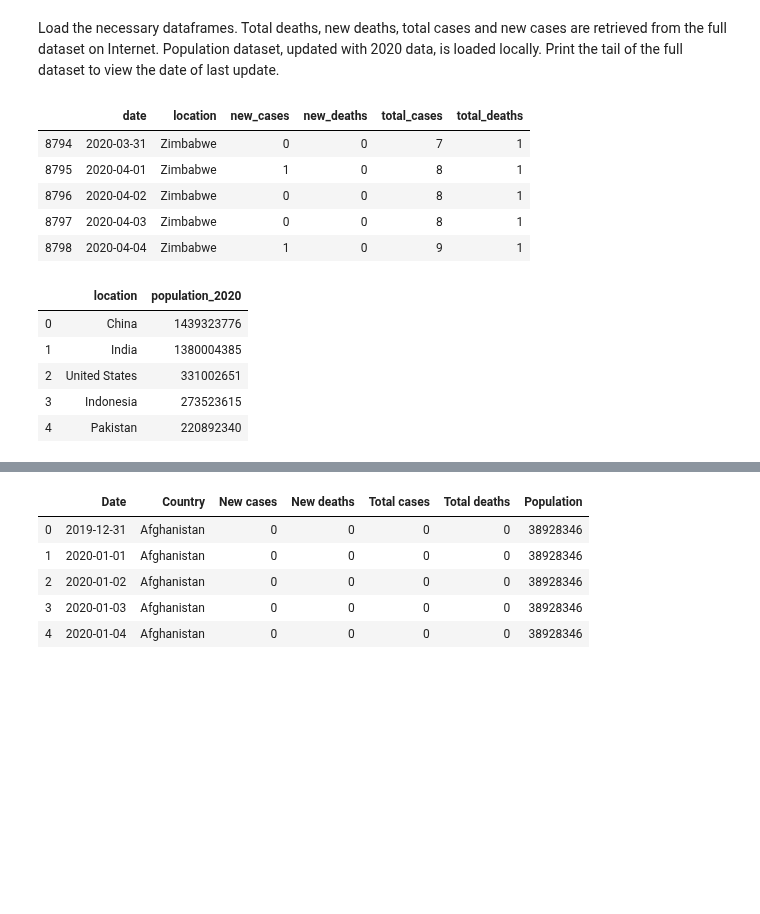
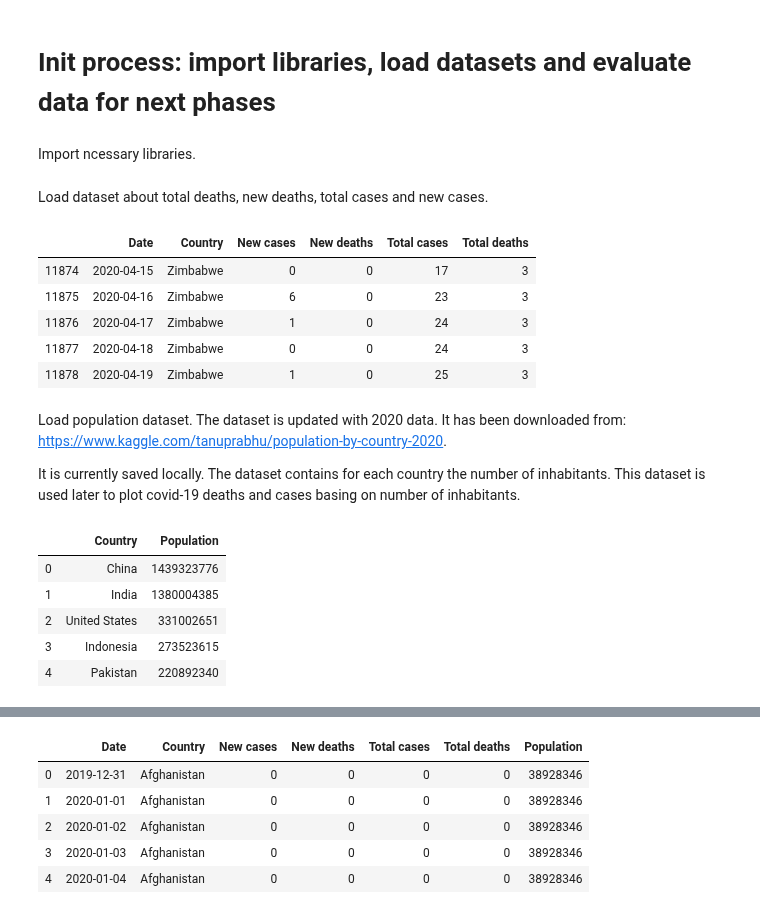
Before and after one commit to Mattia81/DataScienceForBusiness, a Jupyter notebook: World_analysis/world_analysis.ipynb, the cells around one changed output, grey strips where cells are left out. Drawn from its saved outputs; the diff is of its cells as text; code cells hidden in the pictures; blank space fills up the shorter version.

```diff
--- a/World_analysis/world_analysis.ipynb
+++ b/World_analysis/world_analysis.ipynb
@@ -1 +1,5 @@
+# %% [markdown]
+# Init process: import libraries, load datasets and evaluate data for next phases
+# %% [markdown]
+Import ncessary libraries.
 # %%
@@ -6,32 +9,41 @@ import matplotlib.pyplot as plt
 import numpy as np
 %matplotlib inline
 %run utility.ipynb
-# %% [markdown]
-Load the necessary dataframes.
-Total deaths, new deaths, total cases and new cases are retrieved from the full dataset on Internet. Population dataset, updated with 2020 data, is loaded locally.
-Print the tail of the full dataset to view the date of last update.
+# %% [markdown]
+Load dataset about total deaths, new deaths, total cases and new cases.
 # %%
 #load full dataset of coronavirus from internet
 df_all_data_ = pd.read_csv("https://covid.ourworldindata.org/data/ecdc/full_data.csv")
+#rename columns with more meaningful name
+df_all_data_.rename(columns={"location": "Country","date":"Date", "new_cases":"New cases",
+                            "new_deaths":"New deaths","total_cases":"Total cases",
+                            "total_deaths":"Total deaths"}, inplace = True)
 df_all_data_.tail()
 # %% [output]
-|  | date | location | new_cases | new_deaths | total_cases | total_deaths |
-| 8794 | 2020-03-31 | Zimbabwe | 0 | 0 | 7 | 1 |
-| 8795 | 2020-04-01 | Zimbabwe | 1 | 0 | 8 | 1 |
-| 8796 | 2020-04-02 | Zimbabwe | 0 | 0 | 8 | 1 |
-| 8797 | 2020-04-03 | Zimbabwe | 0 | 0 | 8 | 1 |
-| 8798 | 2020-04-04 | Zimbabwe | 1 | 0 | 9 | 1 |
+|  | Date | Country | New cases | New deaths | Total cases | Total deaths |
+| 11874 | 2020-04-15 | Zimbabwe | 0 | 0 | 17 | 3 |
+| 11875 | 2020-04-16 | Zimbabwe | 6 | 0 | 23 | 3 |
+| 11876 | 2020-04-17 | Zimbabwe | 1 | 0 | 24 | 3 |
+| 11877 | 2020-04-18 | Zimbabwe | 0 | 0 | 24 | 3 |
+| 11878 | 2020-04-19 | Zimbabwe | 1 | 0 | 25 | 3 |
+# %% [markdown]
+Load population dataset. The dataset is updated with 2020 data.
+It has been downloaded from:
+https://www.kaggle.com/tanuprabhu/population-by-country-2020.
+
+It is currently saved locally.
+The dataset contains for each country the number of inhabitants. This dataset is used later to plot covid-19 deaths and cases basing on number of inhabitants.
 # %%
 #load population dataset keeping only the necessary columns
-#(countries and number of inhabitants) and renaiming them
-population = pd.read_csv("../world_analysis/dataset/population_by_country_2020.csv")
-population = population[['Country (or dependency)','Population (2020)']]
-population.drop_duplicates(inplace = True)
-population.rename(columns={"Country (or dependency)": "location",
-                            "Population (2020)":"population_2020"}, inplace = True)
-population.head()
+#(countries and number of inhabitants) renaiming them
+df_population = pd.read_csv("../world_analysis/dataset/population_by_country_2020.csv")
+df_population = df_population[['Country (or dependency)','Population (2020)']]
+df_population.drop_duplicates(inplace = True)
+df_population.rename(columns={"Country (or dependency)": "Country",
+                            "Population (2020)":"Population"}, inplace = True)
+df_population.head()
 # %% [output]
-|  | location | population_2020 |
+|  | Country | Population |
 | 0 | China | 1439323776 |
 | 1 | India | 1380004385 |
 | 2 | United States | 331002651 |
```
Also changed, not shown: parts of 61 cells of this notebook, 2 other files.
